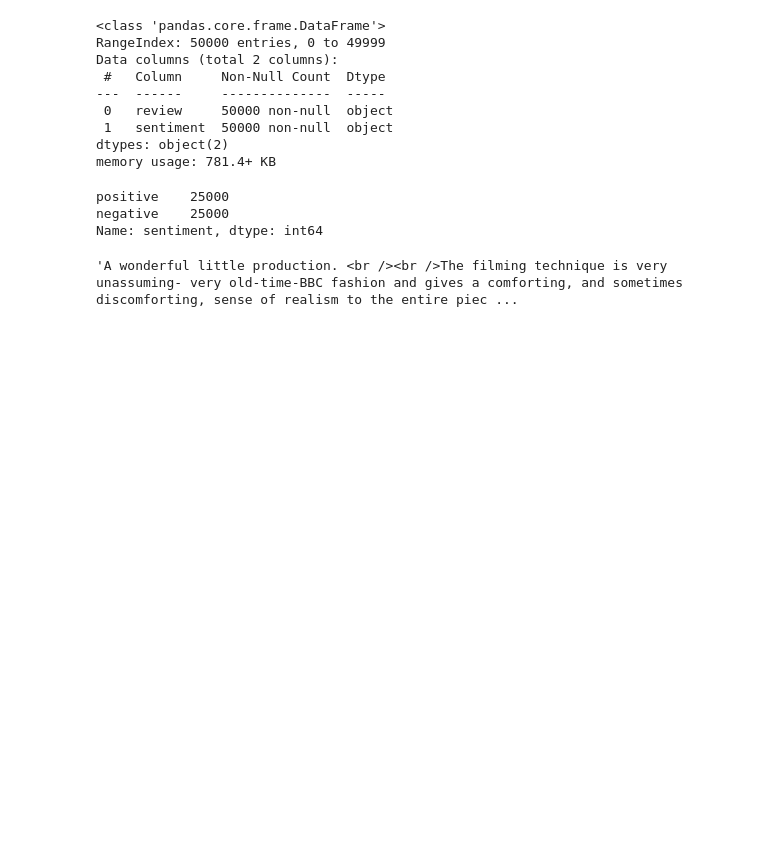
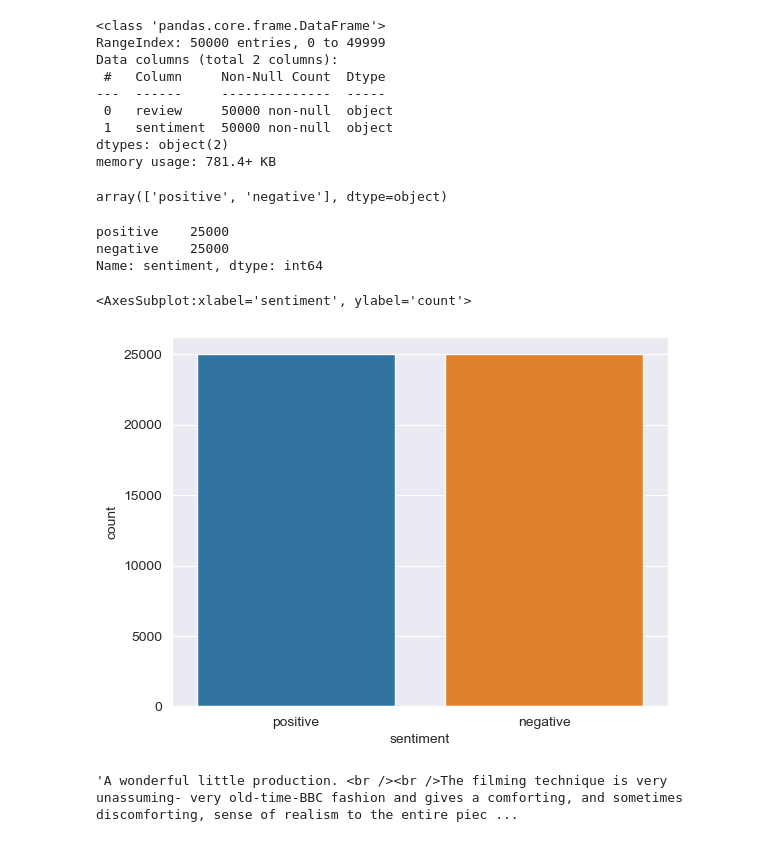
Before and after one commit to Boothey07/AIAssignment, a Jupyter notebook: Assignment.ipynb, the cells around one changed output. Cells and saved outputs as stored; diff of their text form; code cells hidden in the pictures; blank space fills up the shorter version.

```diff
--- a/Assignment.ipynb
+++ b/Assignment.ipynb
@@ -46,12 +59,21 @@ Data columns (total 2 columns):
  1   sentiment  50000 non-null  object
 dtypes: object(2)
 memory usage: 781.4+ KB
+# %%
+dataset['sentiment'].unique()
+# %% [output]
+array(['positive', 'negative'], dtype=object)
 # %%
 dataset['sentiment'].value_counts()
 # %% [output]
 positive    25000
 negative    25000
 Name: sentiment, dtype: int64
+# %%
+sns.countplot(dataset['sentiment'])
+# %% [output]
+<AxesSubplot:xlabel='sentiment', ylabel='count'>
+[figure, added]
 # %%
 review = dataset['review'].loc[1]
 review
```
Also changed, not shown: parts of 24 cells of this notebook, 6 other files.
